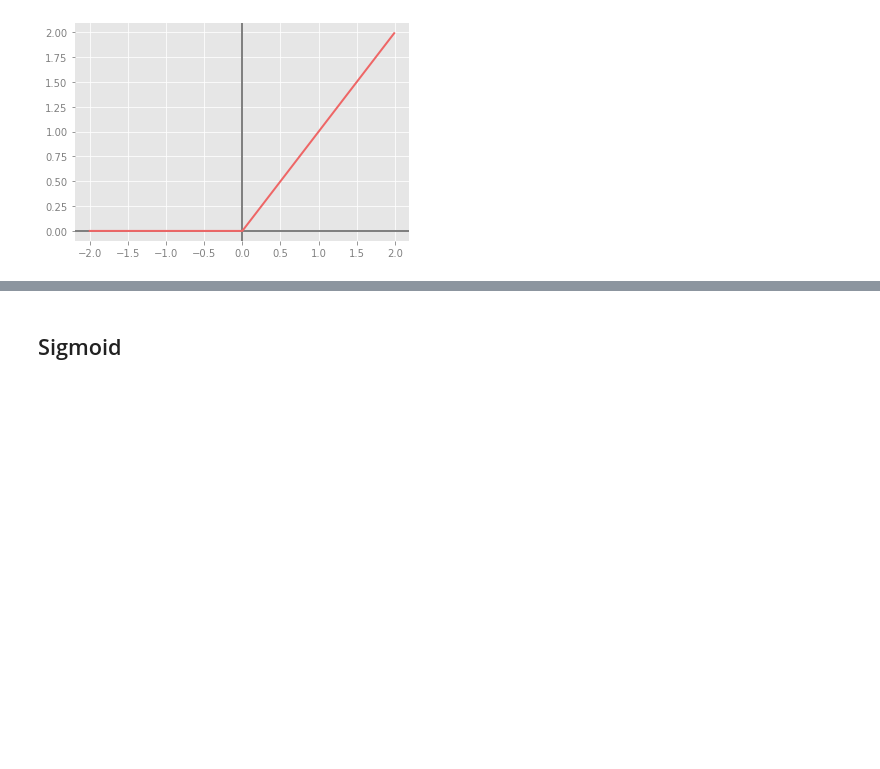
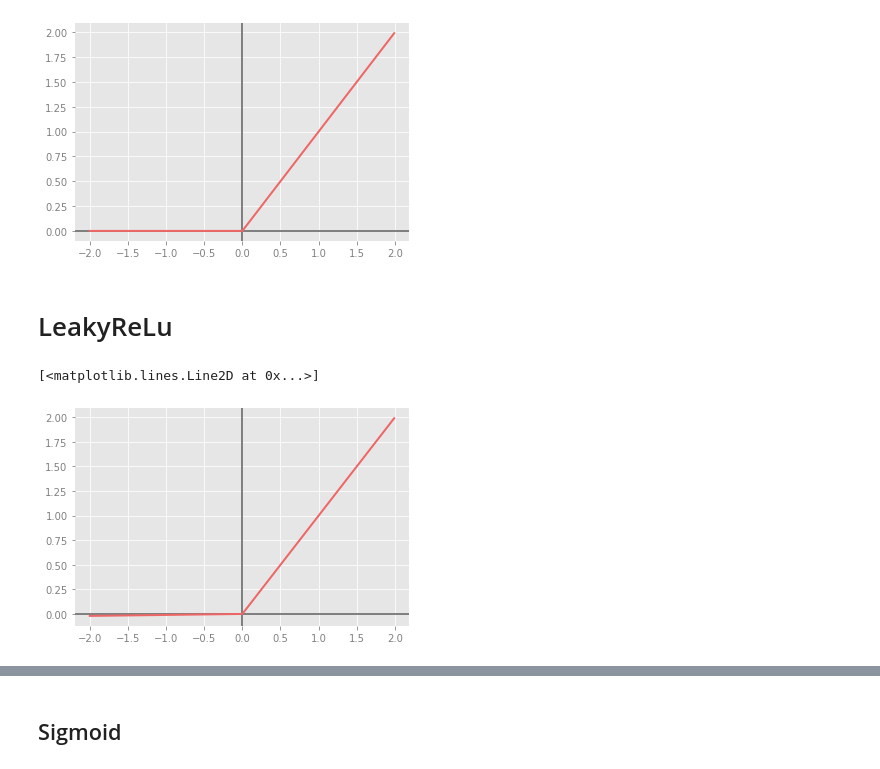
Before and after one commit to SidharthArya/Deep_Learning_Class_Manit, a Jupyter notebook: Assignments/005_Transfer_Functions.ipynb, the cells around one changed output, grey strips where cells are left out. Cells and saved outputs as stored; diff of their text form; code cells hidden in the pictures; blank space fills up the shorter version.

```diff
--- a/Assignments/005_Transfer_Functions.ipynb
+++ b/Assignments/005_Transfer_Functions.ipynb
@@ -46,3 +46,16 @@ plt.plot(x, reLu(x))
 # %% [output]
 [<matplotlib.lines.Line2D at 0x...>]
 [figure]
+# %% [markdown]
+# LeakyReLu
+# %%
+def leakyReLu(x, negative_slope=0.01):
+  return np.array([xi if xi>=0 else xi*negative_slope for xi in x])
+# %%
+x=np.arange(-2,2,0.01)
+plt.axhline(0,color='grey')
+plt.axvline(0,color='grey')
+plt.plot(x, leakyReLu(x))
+# %% [output]
+[<matplotlib.lines.Line2D at 0x...>]
+[figure, added]
```
Also changed, not shown: parts of 8 cells of this notebook.
